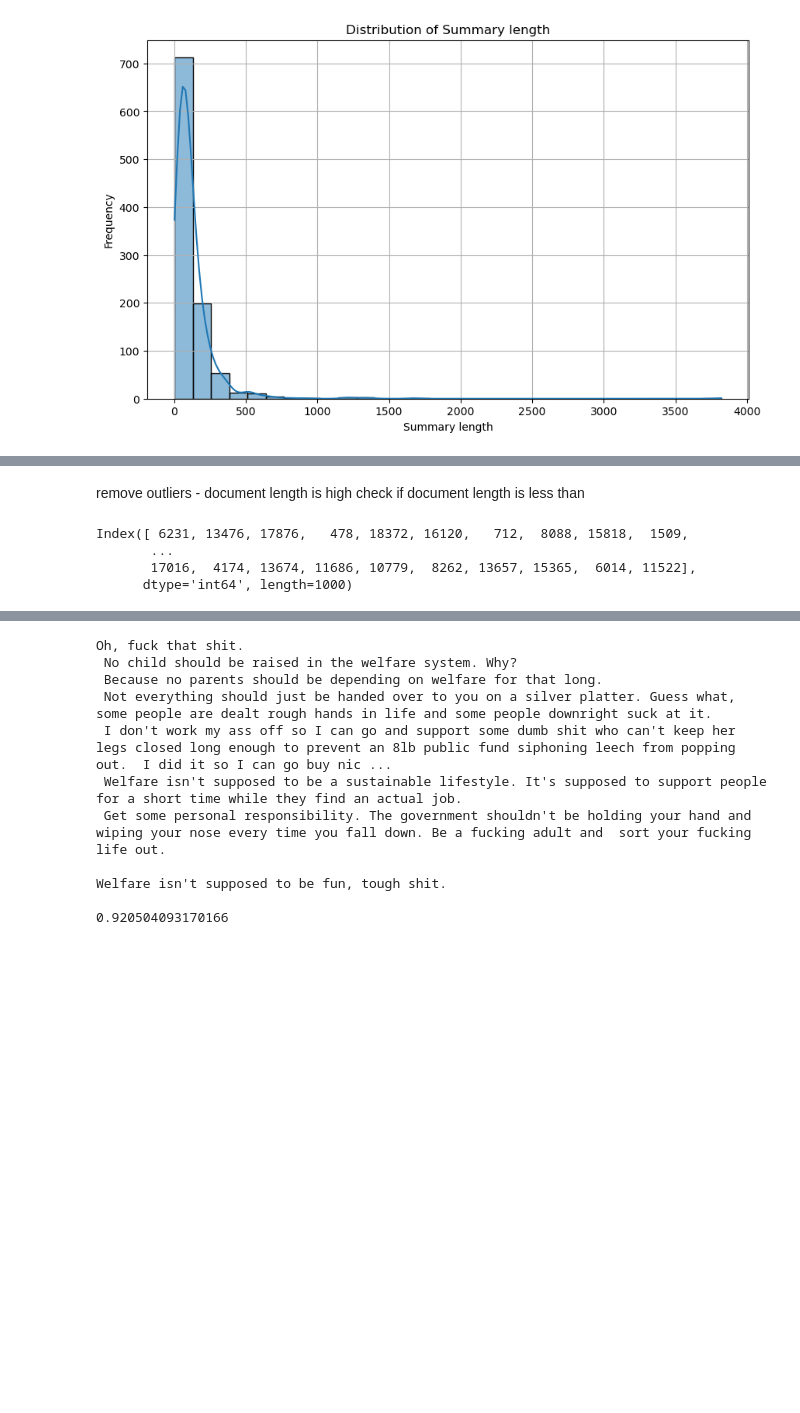
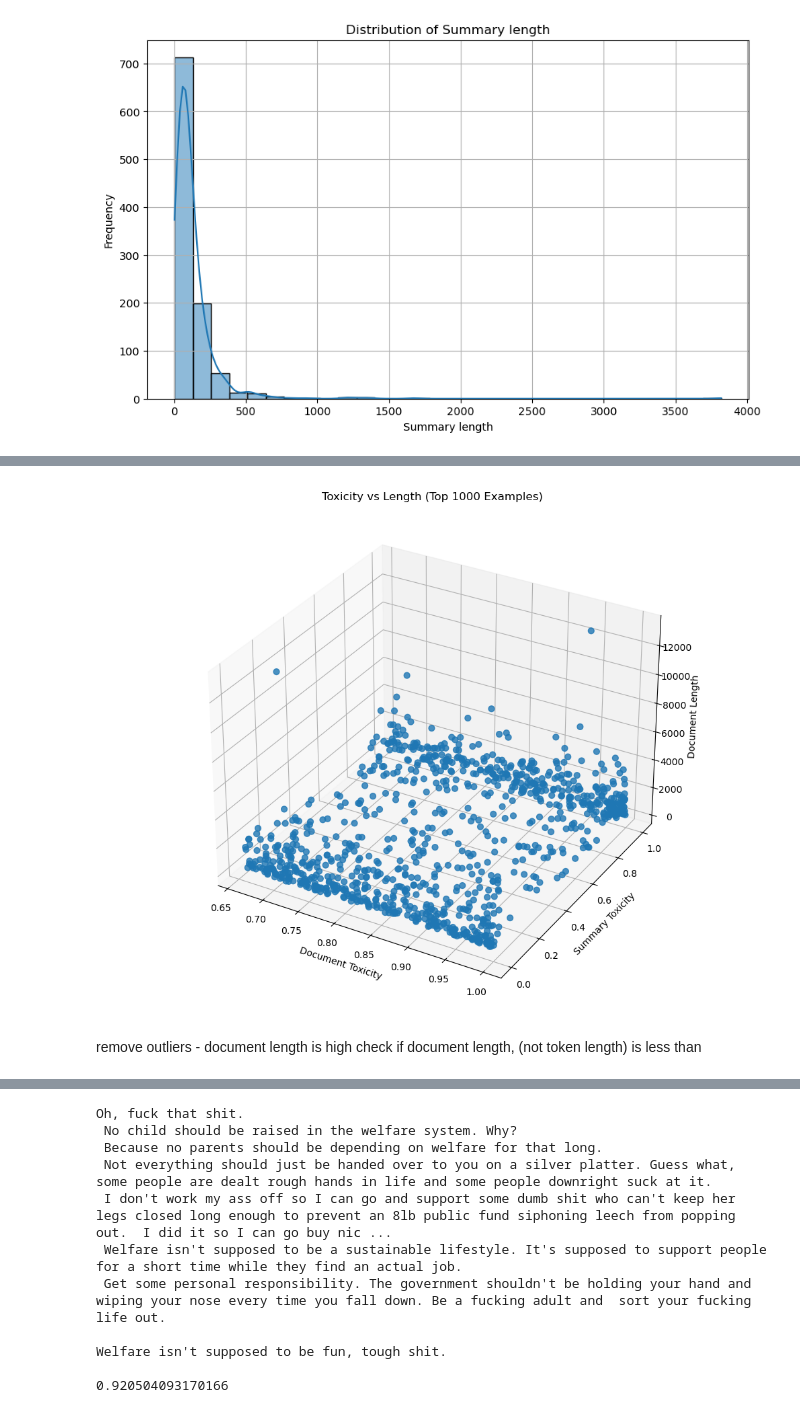
Before and after one commit to arunimaCh29/Text-Summarisation-Eval, a Jupyter notebook: project/report.ipynb, the cells around one changed output, grey strips where cells are left out. Saved outputs shown, nothing was run; the diff lists cells and outputs as text; code cells hidden in the pictures; blank space fills up the shorter version.

```diff
--- a/project/report.ipynb
+++ b/project/report.ipynb
@@ -109,10 +106,33 @@ plot_toxicity_comparison_with_length(top_1000['summary_toxicity_detoxify'], top_
+# %%
+import matplotlib.pyplot as plt
+from mpl_toolkits.mplot3d import Axes3D
+
+def plot_toxicity_comparison_with_length(summary_toxicity, document_toxicity, document_length):
+    fig = plt.figure(figsize=(10, 8))
+    ax = fig.add_subplot(111,projection='3d')
+
+    # 3D scatter plot
+    sc = ax.scatter(document_toxicity, summary_toxicity, document_length,
+                     s=40, alpha=0.8)
+
+    # Axis labels
+    ax.set_xlabel('Document Toxicity')
+    ax.set_ylabel('Summary Toxicity')
+    ax.set_zlabel('Document Length')
+    ax.set_title('Toxicity vs Length (Top 1000 Examples)')
+
+    # Colorbar represents summary toxicity
+    # cbar = plt.colorbar(sc, pad=0.1)
+    # cbar.set_label('Summary Toxicity')
+    plt.grid(True)
+
+    plt.tight_layout()
+    plt.show()
+
+
+plot_toxicity_comparison_with_length(top_1000['summary_toxicity_detoxify'], top_1000['document_toxicity_detoxify'], top_1000['document_length'])
+# %% [output]
+[figure, added]
 # %% [markdown]
 remove outliers - document length is high
-check if document length is less than
+check if document length, (not token length) is less than
-# %%
-top_1000['document'].keys()
-# %% [output]
-Index([ 6231, 13476, 17876,   478, 18372, 16120,   712,  8088, 15818,  1509,
-       ...
-       17016,  4174, 13674, 11686, 10779,  8262, 13657, 15365,  6014, 11522],
-      dtype='int64', length=1000)
```
Also changed, not shown: parts of 5 cells of this notebook.
